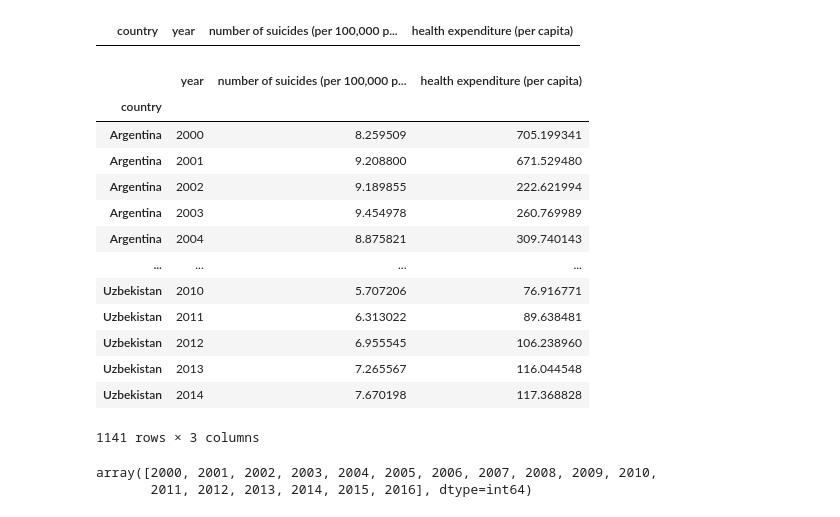
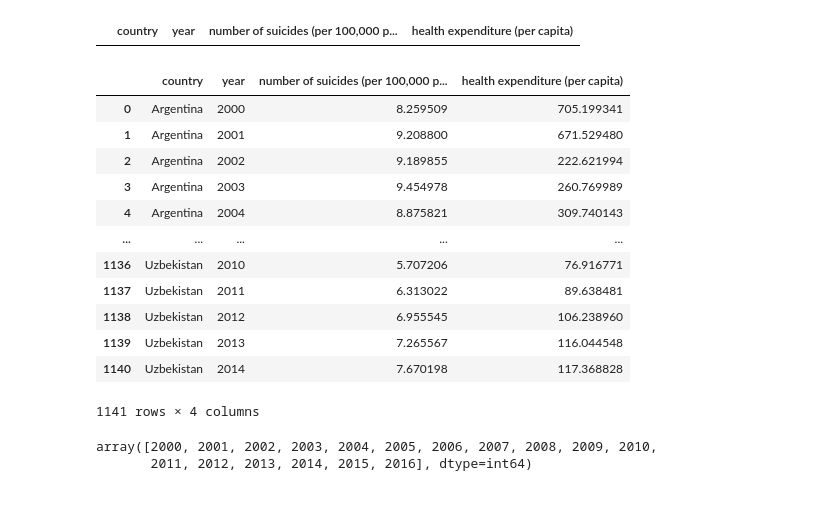
Before and after one commit to jfield24/Project-1, a Jupyter notebook: descriptives_data.ipynb, the cells around one changed output. Saved outputs shown, nothing was run; the diff lists cells and outputs as text; code cells hidden in the pictures.

```diff
--- a/descriptives_data.ipynb
+++ b/descriptives_data.ipynb
@@ -82,24 +82,24 @@ missing_exp
 # %%
 # Delete the rows with countries missing sucide rates
 missing_countries_list = ['Antigua and Barbuda', 'Barbados', 'Grenada', 'Jamaica',
        'Kiribati', 'Maldives']
 dataset_country_index = dataset_df.set_index("country")
 data_rates_df = dataset_country_index.drop(missing_countries_list, axis=0)
+data_rates_df = data_rates_df.reset_index()
 data_rates_df
 # %% [output]
-|  | year | number of suicides (per 100,000 p... | health expenditure (per capita) |
-| country |  |  |  |
-| Argentina | 2000 | 8.259509 | 705.199341 |
-| Argentina | 2001 | 9.208800 | 671.529480 |
-| Argentina | 2002 | 9.189855 | 222.621994 |
-| Argentina | 2003 | 9.454978 | 260.769989 |
-| Argentina | 2004 | 8.875821 | 309.740143 |
-| ... | ... | ... | ... |
-| Uzbekistan | 2010 | 5.707206 | 76.916771 |
-| Uzbekistan | 2011 | 6.313022 | 89.638481 |
-| Uzbekistan | 2012 | 6.955545 | 106.238960 |
-| Uzbekistan | 2013 | 7.265567 | 116.044548 |
-| Uzbekistan | 2014 | 7.670198 | 117.368828 |
+|  | country | year | number of suicides (per 100,000 p... | health expenditure (per capita) |
+| 0 | Argentina | 2000 | 8.259509 | 705.199341 |
+| 1 | Argentina | 2001 | 9.208800 | 671.529480 |
+| 2 | Argentina | 2002 | 9.189855 | 222.621994 |
+| 3 | Argentina | 2003 | 9.454978 | 260.769989 |
+| 4 | Argentina | 2004 | 8.875821 | 309.740143 |
+| ... | ... | ... | ... | ... |
+| 1136 | Uzbekistan | 2010 | 5.707206 | 76.916771 |
+| 1137 | Uzbekistan | 2011 | 6.313022 | 89.638481 |
+| 1138 | Uzbekistan | 2012 | 6.955545 | 106.238960 |
+| 1139 | Uzbekistan | 2013 | 7.265567 | 116.044548 |
+| 1140 | Uzbekistan | 2014 | 7.670198 | 117.368828 |
-1141 rows × 3 columns
+1141 rows × 4 columns
 # %%
 #years included in dataset
```
Also changed, not shown: parts of 8 cells of this notebook, 5 other files.
